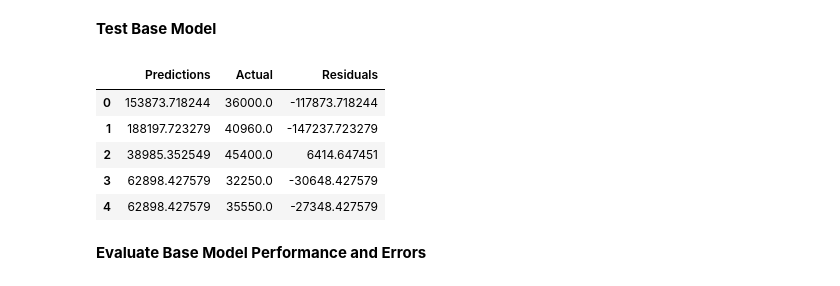
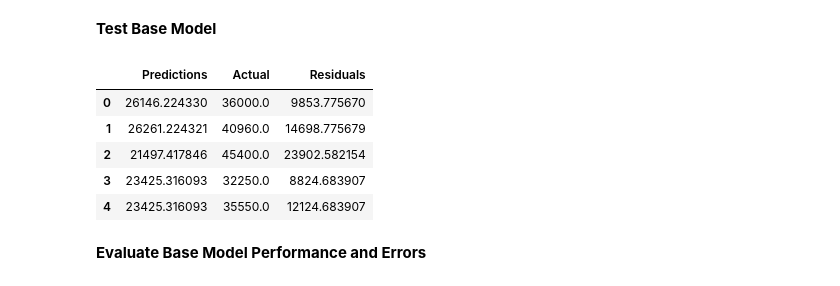
Before and after one commit to KishenSharma6/CarPricesPrediction, a Jupyter notebook: Notebooks/Modeling/20201022_Modeling.ipynb, the cells around one changed output. Saved outputs shown, nothing was run; the diff lists cells and outputs as text; code cells hidden in the pictures.

```diff
--- a/Notebooks/Modeling/20201022_Modeling.ipynb
+++ b/Notebooks/Modeling/20201022_Modeling.ipynb
@@ -114,7 +115,7 @@ preprocessor= ColumnTransformer(transformers=[('numerics', num_transformer, num_
                                               ('categoricals', cat_transformer, cat_features)])
 
 #Append preprocessor to pipeline
-base_regressor= Pipeline(steps= [('preprocessor', preprocessor),
+pipe= Pipeline(steps= [('preprocessor', preprocessor),
                                  ('regressor', LinearRegression(n_jobs=-1))
                                 ])
 # %% [markdown]
@@ -124,35 +125,35 @@ base_regressor= Pipeline(steps= [('preprocessor', preprocessor),
 from src.Models.machine_learning import regression_metrics
 
 #Run base_regressor and get predictions
-BaseRegressorPredictions= cross_val_predict(estimator= base_regressor, X= X, y= y,
+BaseRegressorPredictions= cross_val_predict(estimator= pipe, X= X, y= y,
                                             cv=5, n_jobs= -1)
 # %%
 #Create dictionary containing BaseRegressorPredictions and y
 BaseRegressorDict= {'Predictions': BaseRegressorPredictions,
                    'Actual': list(y)}
 
 #Convert dictionary into dataframe
 BaseRegressorResids= pd.DataFrame(data=BaseRegressorDict, columns= ['Predictions', 'Actual'])
 
 #Read in lambda variable from boxcox transformation done in preprocessing file
 lmbda= yaml_data.base.xglobal.lmbda
 
 #Create dataframe BaseRegressorResids to store actual and predictions. Inverse boxcox. Calculate residuals
 BaseRegressorResids= pd.DataFrame(data=BaseRegressorDict, columns= ['Predictions', 'Actual'])
 
-from scipy.special import inv_boxcox
-BaseRegressorResids = BaseRegressorResids.apply(lambda x: inv_boxcox(x, lmbda))
+# from scipy.special import inv_boxcox
+# BaseRegressorResids = BaseRegressorResids.apply(lambda x: inv_boxcox(x, lmbda))
 BaseRegressorResids['Residuals']= BaseRegressorResids['Actual']- BaseRegressorResids['Predictions']
 
 #Check
 display(BaseRegressorResids.head())
 # %% [output]
 |  | Predictions | Actual | Residuals |
-| 0 | 153873.718244 | 36000.0 | -117873.718244 |
-| 1 | 188197.723279 | 40960.0 | -147237.723279 |
-| 2 | 38985.352549 | 45400.0 | 6414.647451 |
-| 3 | 62898.427579 | 32250.0 | -30648.427579 |
-| 4 | 62898.427579 | 35550.0 | -27348.427579 |
+| 0 | 26146.224330 | 36000.0 | 9853.775670 |
+| 1 | 26261.224321 | 40960.0 | 14698.775679 |
+| 2 | 21497.417846 | 45400.0 | 23902.582154 |
+| 3 | 23425.316093 | 32250.0 | 8824.683907 |
+| 4 | 23425.316093 | 35550.0 | 12124.683907 |
 # %% [markdown]
 **Evaluate Base Model Performance and Errors**
 # %%
```
Also changed, not shown: parts of 10 cells of this notebook.
